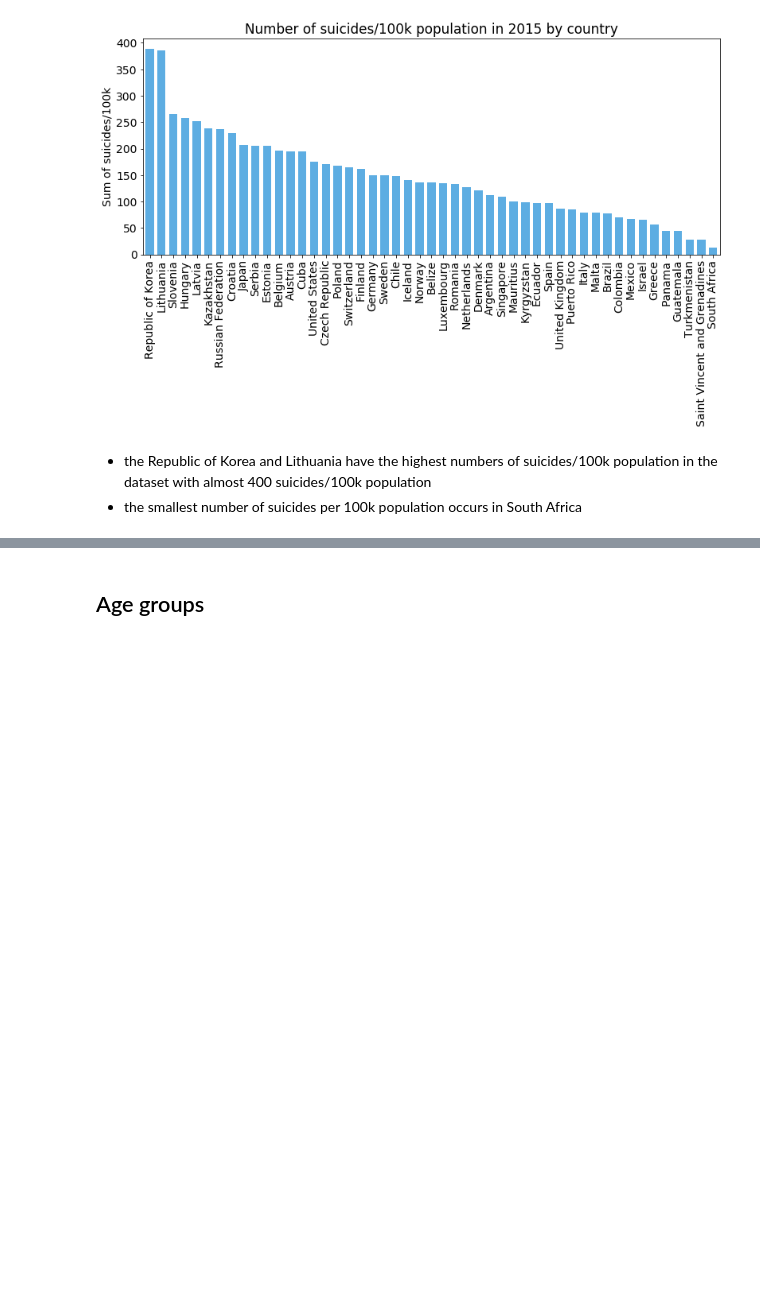
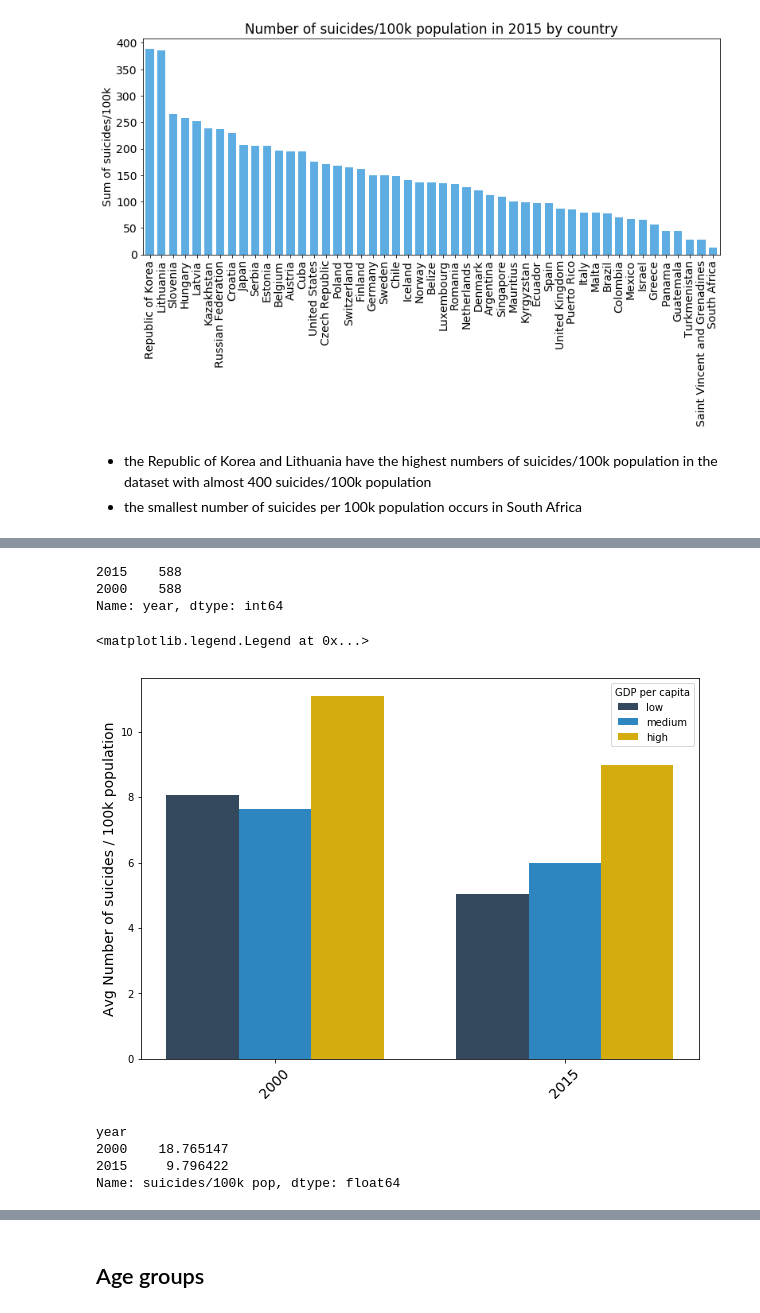
Before and after one commit to annalenaa/udacity_project_1, a Jupyter notebook: SuicideRatesAnalysis.ipynb, the cells around one changed output, grey strips where cells are left out. Cells and saved outputs as stored; diff of their text form; code cells hidden in the pictures; blank space fills up the shorter version.

```diff
--- a/SuicideRatesAnalysis.ipynb
+++ b/SuicideRatesAnalysis.ipynb
@@ -296,0 +308,9 @@ plt.title('Number of suicides/100k population in 2015 by country');
+# %%
+# group countries into 4 buckets by gdp per capita --> use quantiles
+new_df['gdppc_buckets'] = pd.qcut(new_df['gdp_per_capita ($)'], 3, labels=["low", "medium", "high"])
+# %%
+data_2000 = new_df[new_df.year == 2000]
+data_2015 = new_df[new_df.year == 2015]
+# %%
+data_2000['gdppc_buckets'] = pd.qcut(data_2000['gdp_per_capita ($)'], 3, labels=["low", "medium", "high"])
+data_2015['gdppc_buckets'] = pd.qcut(data_2015['gdp_per_capita ($)'], 3, labels=["low", "medium", "high"])
@@ -296,0 +327,41 @@ plt.title('Number of suicides/100k population in 2015 by country');
+# %%
+data_0015 = pd.concat([data_2000, data_2015])
+data_0015.year.value_counts()
+# %% [output]
+2015    588
+2000    588
+Name: year, dtype: int64
+# %%
+low_gdp = data_0015.groupby(['gdppc_buckets','year'])['suicides/100k pop'].median()['low'].values
+med_gdp = data_0015.groupby(['gdppc_buckets','year'])['suicides/100k pop'].median()['medium'].values
+high_gdp = data_0015.groupby(['gdppc_buckets','year'])['suicides/100k pop'].median()['high'].values
+
+ind = np.arange(len(low_gdp))  # the x locations for the months
+width = 0.25  # the width of the bars
+
+fig, ax = plt.subplots(figsize=(10,7))
+rects1 = ax.bar(ind - width, low_gdp, width, color='#34495E', label='low')
+rects2 = ax.bar(ind , med_gdp, width, color='#2E86C1', label='medium')
+rects3 = ax.bar(ind + width, high_gdp, width, color='#D4AC0D', label='high')
+
+# Add some text for labels, title and custom x-axis tick labels, etc.
+
+ax.set_ylabel('Avg Number of suicides / 100k population', fontdict={'fontsize':14})
+#ax.set_title('Number of tickets started, solved, and closed per month in 2018', fontdict={'fontsize':16})
+ax.set_xticks(ind)
+ax.set_xticklabels((2000, 2015),
+                   fontdict={'fontsize':14},
+                   rotation=45)
+#ax.set_yticklabels(('10k', '20k', '30k', '40k', '50k', '60k', '70k', '80k','90k'))
+ax.legend(title='GDP per capita')
+#plt.savefig('#Suicides100kGDPPC.png', dpi=600);
+# %% [output]
+<matplotlib.legend.Legend at 0x...>
+[figure, added]
+# %%
+data_0015.groupby(['gdppc_buckets','year'])['suicides/100k pop'].mean()['low'].values
+# %% [output]
+year
+2000    18.765147
+2015     9.796422
+Name: suicides/100k pop, dtype: float64
```
Also changed, not shown: parts of 5 cells of this notebook.
